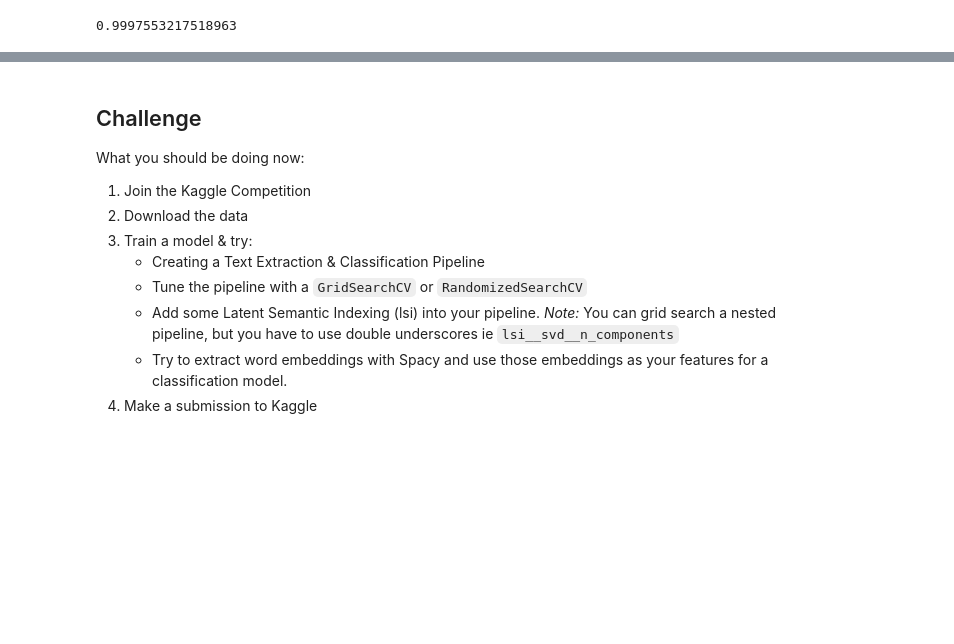
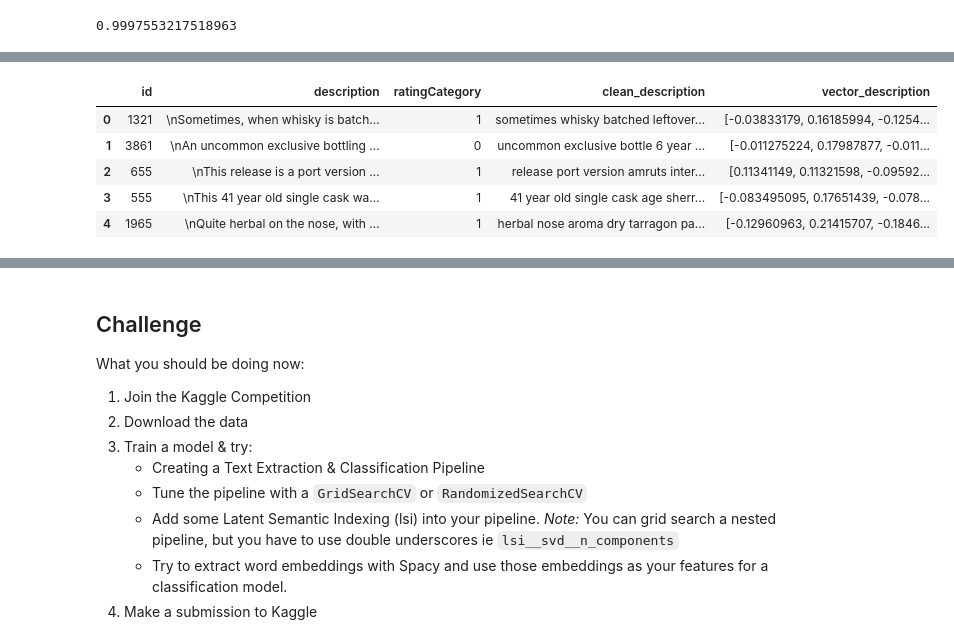
Before and after one commit to ekoly/DS-Unit-4-Sprint-1-NLP, a Jupyter notebook: module3-document-classification/LS_DS_413_Document_Classification.ipynb, the cells around one changed output, grey strips where cells are left out. Drawn from its saved outputs; the diff is of its cells as text; code cells hidden in the pictures; blank space fills up the shorter version.

```diff
--- a/module3-document-classification/LS_DS_413_Document_Classification.ipynb
+++ b/module3-document-classification/LS_DS_413_Document_Classification.ipynb
@@ -561,0 +568,9 @@ search.best_params_, search.best_score_
+# %%
+train.head()
+# %% [output]
+|  | id | description | ratingCategory | clean_description | vector_description |
+| 0 | 1321 | \nSometimes, when whisky is batch... | 1 | sometimes whisky batched leftover... | [-0.03833179, 0.16185994, -0.1254... |
+| 1 | 3861 | \nAn uncommon exclusive bottling ... | 0 | uncommon exclusive bottle 6 year ... | [-0.011275224, 0.17987877, -0.011... |
+| 2 | 655 | \nThis release is a port version ... | 1 | release port version amruts inter... | [0.11341149, 0.11321598, -0.09592... |
+| 3 | 555 | \nThis 41 year old single cask wa... | 1 | 41 year old single cask age sherr... | [-0.083495095, 0.17651439, -0.078... |
+| 4 | 1965 | \nQuite herbal on the nose, with ... | 1 | herbal nose aroma dry tarragon pa... | [-0.12960963, 0.21415707, -0.1846... |
```
Also changed, not shown: parts of 18 cells of this notebook.
